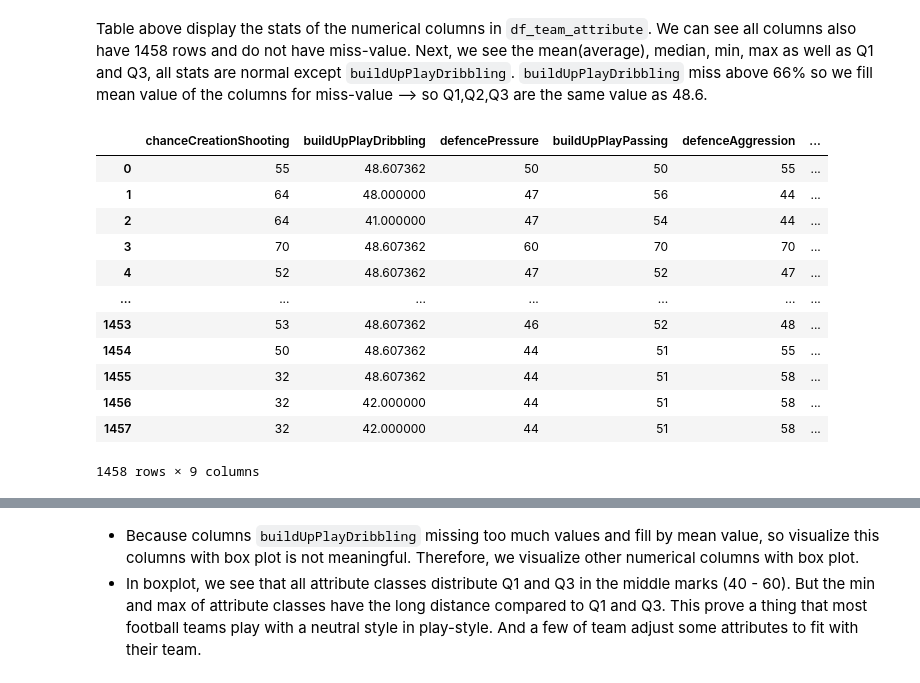
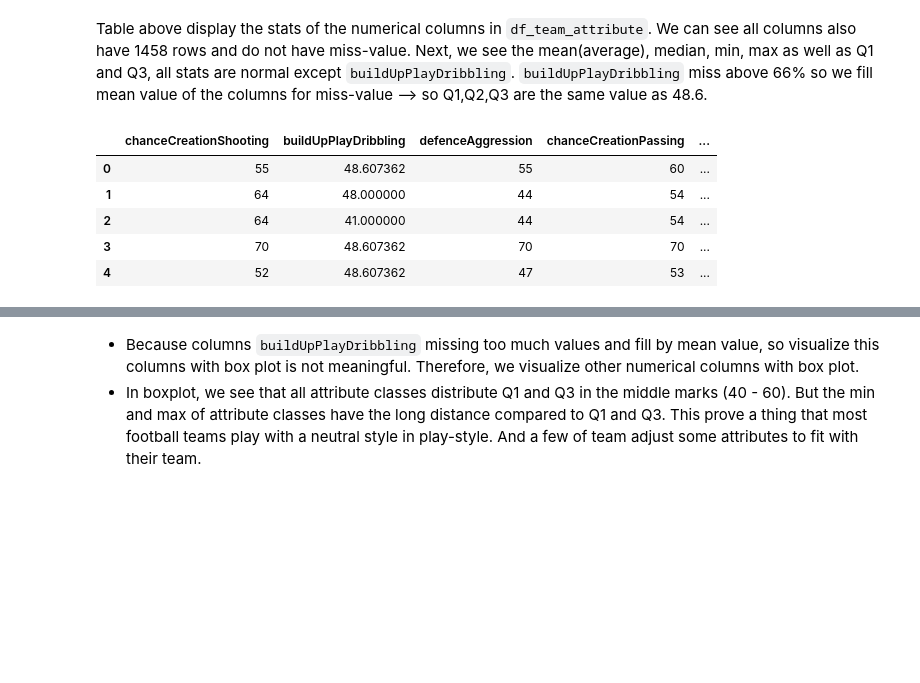
Before and after one commit to hieuhuynhcao/DSProgramming_Final, a Jupyter notebook: analyze.ipynb, the cells around one changed output, grey strips where cells are left out. Cells and saved outputs as stored; diff of their text form; code cells hidden in the pictures; blank space fills up the shorter version.

```diff
--- a/analyze.ipynb
+++ b/analyze.ipynb
@@ -984,21 +982,14 @@ df_team_attribute[num_cols].describe()
 Table above display the stats of the numerical columns in `df_team_attribute`. We can see all columns also have 1458 rows and do not have miss-value.
 Next, we see the mean(average), median, min, max as well as Q1 and Q3, all stats are normal except `buildUpPlayDribbling`. `buildUpPlayDribbling` miss above 66% so we fill mean value of the columns for miss-value --> so Q1,Q2,Q3 are the same value as 48.6.
 # %%
-df_team_attribute[num_cols]
+df_team_attribute[num_cols].head()
 # %% [output]
-|  | chanceCreationShooting | buildUpPlayDribbling | defencePressure | buildUpPlayPassing | defenceAggression | ... |
-| 0 | 55 | 48.607362 | 50 | 50 | 55 | ... |
-| 1 | 64 | 48.000000 | 47 | 56 | 44 | ... |
-| 2 | 64 | 41.000000 | 47 | 54 | 44 | ... |
-| 3 | 70 | 48.607362 | 60 | 70 | 70 | ... |
-| 4 | 52 | 48.607362 | 47 | 52 | 47 | ... |
-| ... | ... | ... | ... | ... | ... | ... |
-| 1453 | 53 | 48.607362 | 46 | 52 | 48 | ... |
-| 1454 | 50 | 48.607362 | 44 | 51 | 55 | ... |
-| 1455 | 32 | 48.607362 | 44 | 51 | 58 | ... |
-| 1456 | 32 | 42.000000 | 44 | 51 | 58 | ... |
-| 1457 | 32 | 42.000000 | 44 | 51 | 58 | ... |
+|  | chanceCreationShooting | buildUpPlayDribbling | defenceAggression | chanceCreationPassing | ... |
+| 0 | 55 | 48.607362 | 55 | 60 | ... |
+| 1 | 64 | 48.000000 | 44 | 54 | ... |
+| 2 | 64 | 41.000000 | 44 | 54 | ... |
+| 3 | 70 | 48.607362 | 70 | 70 | ... |
+| 4 | 52 | 48.607362 | 47 | 53 | ... |
-1458 rows × 9 columns
 # %%
 ax = df_team_attribute[num_cols].boxplot(rot=60, grid=False, fontsize=12)
 ax.set_title('Boxplot illustrates the distribution of attribute classes followed by attribute marks')
```
Also changed, not shown: parts of 40 cells of this notebook.
